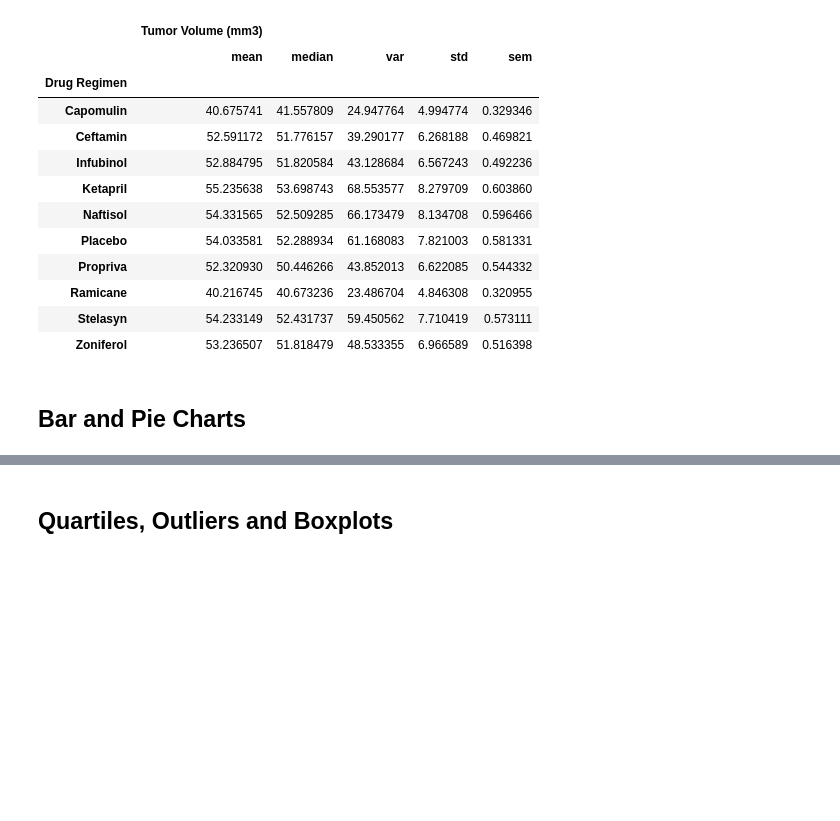
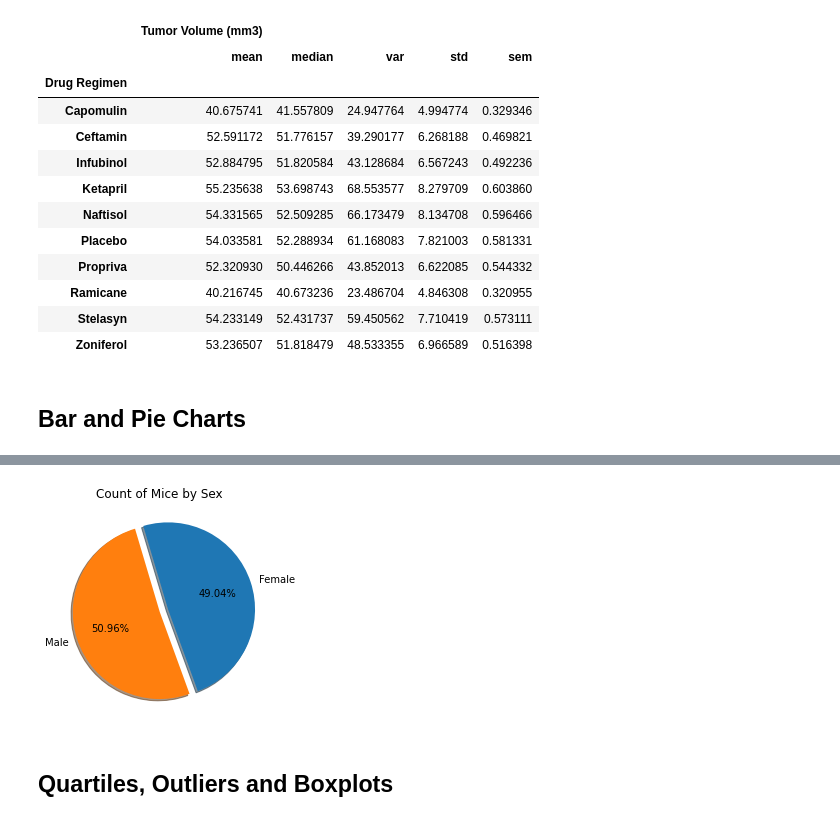
Before and after one commit to CCom20/matplot-challenge, a Jupyter notebook: pymaceuticals_analysis.ipynb, the cells around one changed output, grey strips where cells are left out. Drawn from its saved outputs; the diff is of its cells as text; code cells hidden in the pictures; blank space fills up the shorter version.

```diff
--- a/pymaceuticals_analysis.ipynb
+++ b/pymaceuticals_analysis.ipynb
@@ -199,11 +218,18 @@ plt.tight_layout()
 # %%
-# Generate a pie plot showing the distribution of female versus male mice using pyplot
-mice_count = combined_study_df_cleaned.groupby("Sex")["Mouse ID"].count()
+# Pyplot Pie Chart
+
+# Find the count per sex
 female_count = combined_study_df_cleaned.loc[combined_study_df_cleaned["Sex"] == "Female"].count()["Mouse ID"]
 male_count = combined_study_df_cleaned.loc[combined_study_df_cleaned["Sex"] == "Male"].count()["Mouse ID"]
-plt.ylabel("Gender")
-plt.pie([female_count, male_count], explode=explode, autopct="%1.2f%%", labels=["Female", "Male"], shadow=True)
+
+# Create chart and set title
+plt.pie([female_count, male_count], explode=explode, autopct="%1.2f%%", labels=["Female", "Male"], shadow=True, startangle=290)
+plt.title("Count of Mice by Sex")
+
+#Display
 plt.show()
+# %% [output]
+[figure, added]
 # %% [markdown]
 ## Quartiles, Outliers and Boxplots
 # %%
```
Also changed, not shown: parts of 3 cells of this notebook.
